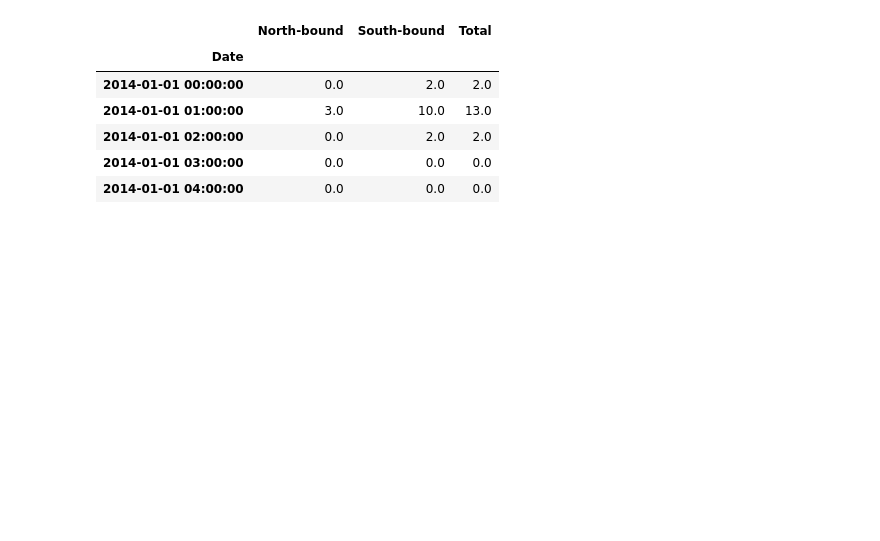
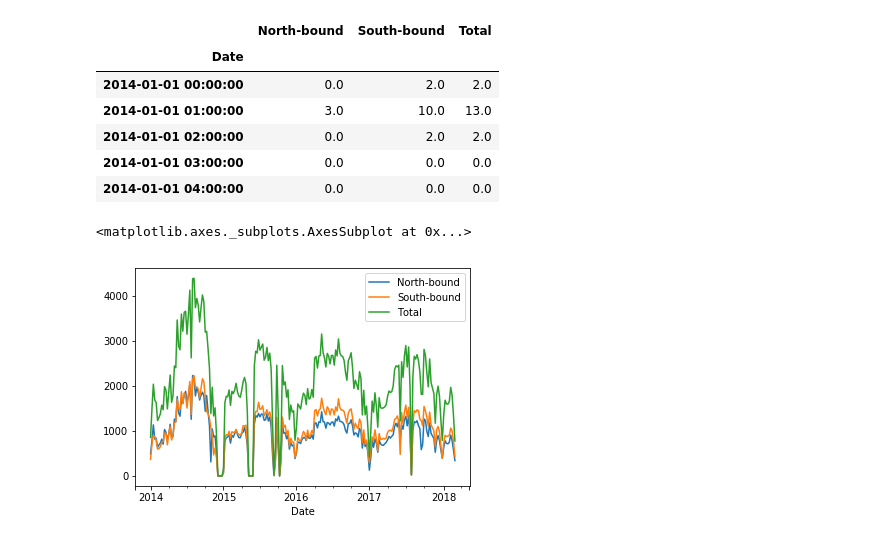
Before and after one commit to gautam-sundar/SeattleBroadwayCycleTrack, a Jupyter notebook: Seattle Broadway Cycle Track North of E Union St.ipynb, the cells around one changed output. Cells and saved outputs as stored; diff of their text form; code cells hidden in the pictures; blank space fills up the shorter version.

```diff
--- a/Seattle Broadway Cycle Track North of E Union St.ipynb
+++ b/Seattle Broadway Cycle Track North of E Union St.ipynb
@@ -10,7 +10,8 @@ BROADWAY_DATA_URL = "https://data.seattle.gov/api/views/j4vh-b42a/rows.csv?acces
 def get_broadway_data(url=BROADWAY_DATA_URL, filename="broadway_bike_data.csv"):
     if not os.path.exists(filename):
         urlretrieve(url, filename)
-    data = pd.read_csv(filename, index_col='Date', parse_dates=True).loc[:, ['NB', 'SB', 'Broadway Cycle Track North Of E Union St Total']]
+    data = (pd.read_csv(filename, index_col='Date', parse_dates=True)
+            .loc[:, ['NB', 'SB', 'Broadway Cycle Track North Of E Union St Total']])
     data.columns = ['North-bound', 'South-bound', 'Total']
     return data
 # %%
@@ -24,3 +25,8 @@ data.head()
 | 2014-01-01 02:00:00 | 0.0 | 2.0 | 2.0 |
 | 2014-01-01 03:00:00 | 0.0 | 0.0 | 0.0 |
 | 2014-01-01 04:00:00 | 0.0 | 0.0 | 0.0 |
+# %%
+data.resample('W').sum().plot()
+# %% [output]
+<matplotlib.axes._subplots.AxesSubplot at 0x...>
+[figure, added]
```
